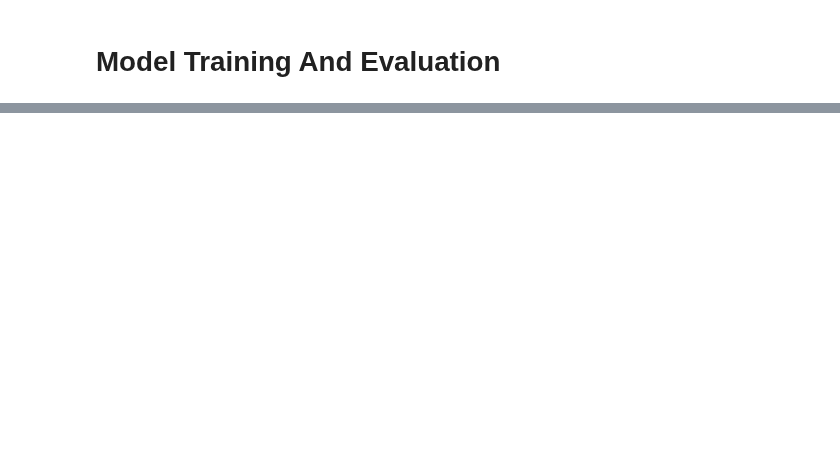
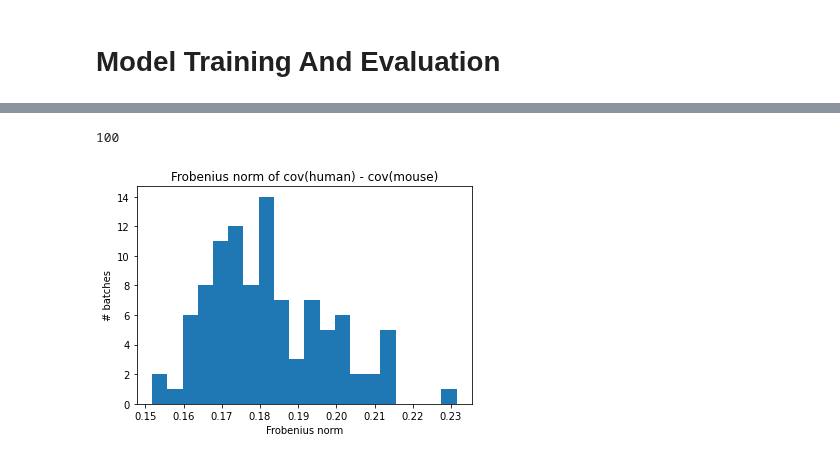
Before and after one commit to hahntrn/da-benchmarking, a Jupyter notebook: src-ha/check_covariance.ipynb, the cells around one changed output, grey strips where cells are left out. Saved outputs shown, nothing was run; the diff lists cells and outputs as text; code cells hidden in the pictures; blank space fills up the shorter version.

Commit message:
Big updates:
- Add covariance analyses
- Implement CORAL loss
- Add CORAL loss to baseline code (buggy?)

```diff
--- a/src-ha/check_covariance.ipynb
+++ b/src-ha/check_covariance.ipynb
@@ -382,9 +151,0 @@ target_val_data_loader = DataLoader(target_val_gen, batch_size = 1, shuffle = Fa
-# %%
-# initialize the model
-model = BasicModel()
-optimizer = torch.optim.Adam(model.parameters(), lr=0.001)
-
-# train!
-model.cuda()
-model.fit(train_gen, source_val_data_loader, target_val_data_loader, optimizer, epochs = 1)
-model.cpu()
@@ -393,0 +152,10 @@ Training...
+# %%
+model = BasicModel()
+model.load_state_dict(torch.load('../models/baseline'))
+model.cuda()
+print('Getting covariances for source and target...')
+src_cov0 = model.get_cov(source_val_data_loader)
+src_cov1 = model.get_cov(source_val_data_loader)
+tgt_cov0 = model.get_cov(target_val_data_loader)
+tgt_cov1 = model.get_cov(target_val_data_loader)
+model.cpu()
@@ -393,0 +180,18 @@ Training...
+# %%
+norm_diff = lambda A, B: [np.linalg.norm(a - b) for (a,b) in zip(A,B)]
+
+mm = norm_diff(src_cov0, src_cov1)
+hm = norm_diff(src_cov0, tgt_cov0)
+hh = norm_diff(tgt_cov0, tgt_cov1)
+same = norm_diff(tgt_cov0, tgt_cov0)
+len(tgt_cov1)
+# %% [output]
+100
+# %%
+plt.hist(hm, bins=20)
+plt.title('Frobenius norm of cov(human) - cov(mouse)')
+plt.xlabel('Frobenius norm')
+plt.ylabel('# batches')
+plt.savefig('cov-hm.jpg')
+# %% [output]
+[figure, added]
```
Also changed, not shown: parts of 18 cells of this notebook, 24 other files.
